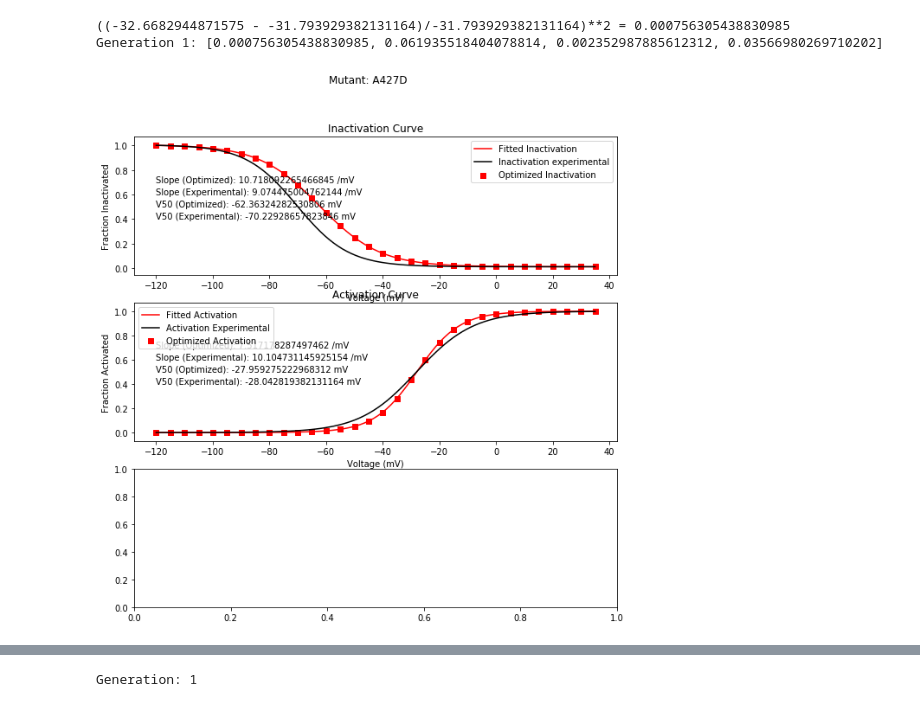
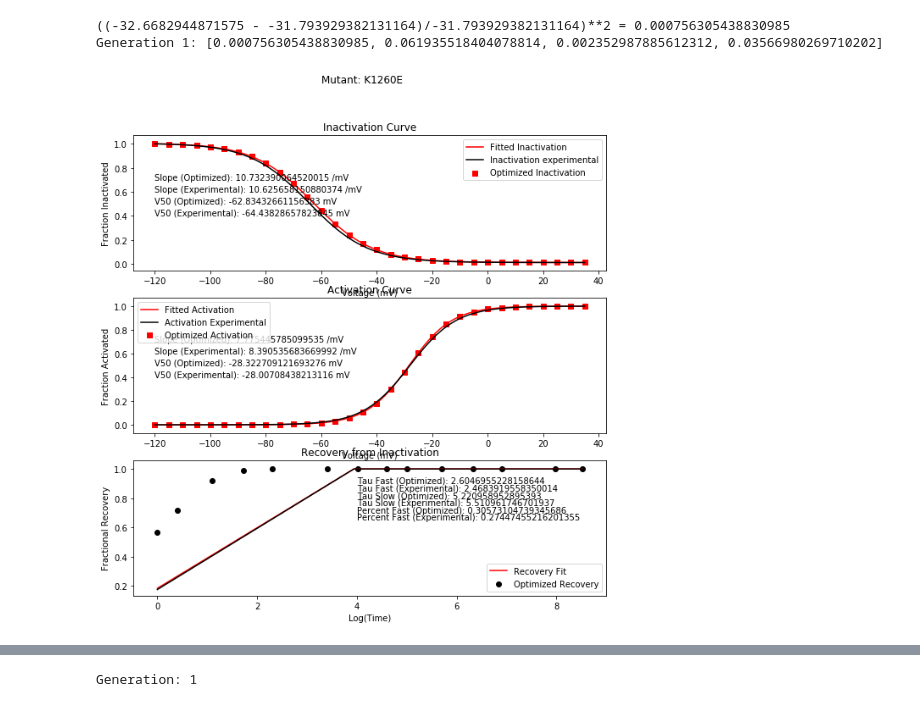
Before and after one commit to roybens/SimulatingVariants, a Jupyter notebook: Optimization with New Protocol.ipynb, the cells around one changed output, grey strips where cells are left out. Drawn from its saved outputs; the diff is of its cells as text; code cells hidden in the pictures.

```diff
--- a/Optimization with New Protocol.ipynb
+++ b/Optimization with New Protocol.ipynb
@@ -105,9 +161,9 @@ for i in range(len(best_indvs)):
 ((-32.6682944871575 - -31.793929382131164)/-31.793929382131164)**2 = 0.000756305438830985
 Generation 1: [0.000756305438830985, 0.061935518404078814, 0.002352987885612312, 0.03566980269710202]
 # %%
-evaluator.plot_data(best_indvs[0], 'A427D')
+evaluator.plot_data(best_indvs[-1], 'K1260E')
 # %% [output]
-[figure, old version]
+[figure, new version]
 # %%
 best_indvs
 # %% [output]
```
Also changed, not shown: parts of 5 cells of this notebook, 7 other files.
